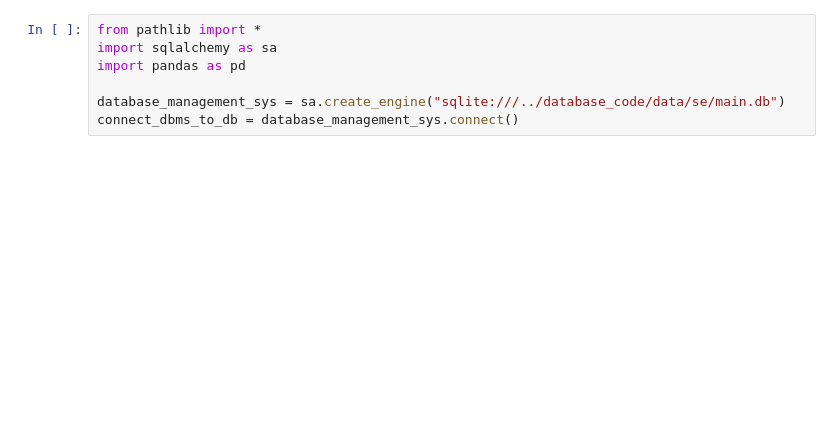
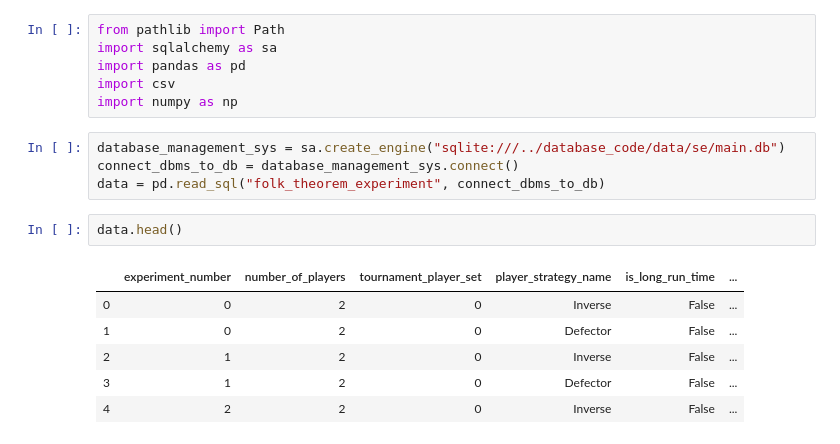
Before and after one commit to shapperzsm/final-project, a Jupyter notebook: src/analysing_the_data/p-threshold_table_creation.ipynb, the cells around one changed output. Drawn from its saved outputs; the diff is of its cells as text; blank space fills up the shorter version.

```diff
--- a/src/analysing_the_data/p-threshold_table_creation.ipynb
+++ b/src/analysing_the_data/p-threshold_table_creation.ipynb
@@ -1,7 +1,19 @@
+# %%
+from pathlib import Path
+import sqlalchemy as sa
+import pandas as pd
+import csv
+import numpy as np
 # %%
-from pathlib import *
-import sqlalchemy as sa
-import pandas as pd
-
 database_management_sys = sa.create_engine("sqlite:///../database_code/data/se/main.db")
 connect_dbms_to_db = database_management_sys.connect()
+data = pd.read_sql("folk_theorem_experiment", connect_dbms_to_db)
+# %%
+data.head()
+# %% [output]
+|  | experiment_number | number_of_players | tournament_player_set | player_strategy_name | is_long_run_time | ... |
+| 0 | 0 | 2 | 0 | Inverse | False | ... |
+| 1 | 0 | 2 | 0 | Defector | False | ... |
+| 2 | 1 | 2 | 0 | Inverse | False | ... |
+| 3 | 1 | 2 | 0 | Defector | False | ... |
+| 4 | 2 | 2 | 0 | Inverse | False | ... |
```
Also changed, not shown: parts of 25 cells of this notebook, 10 other files.
